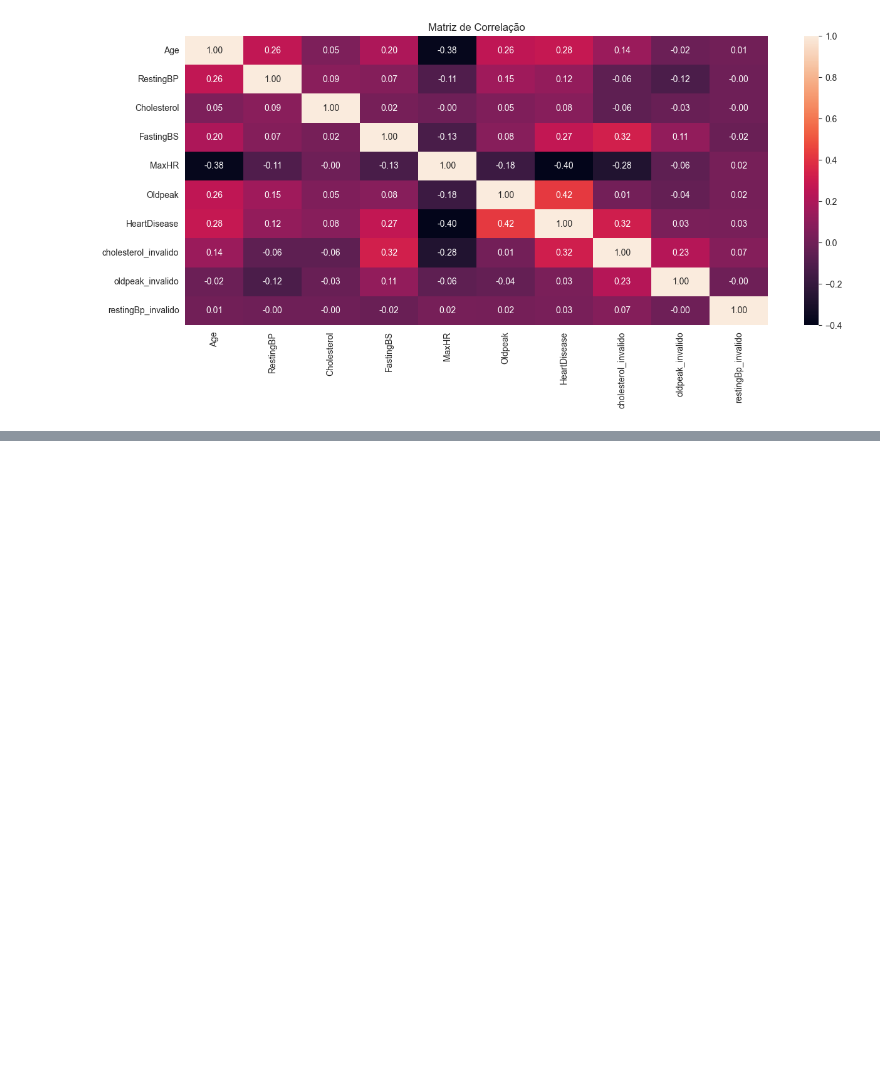
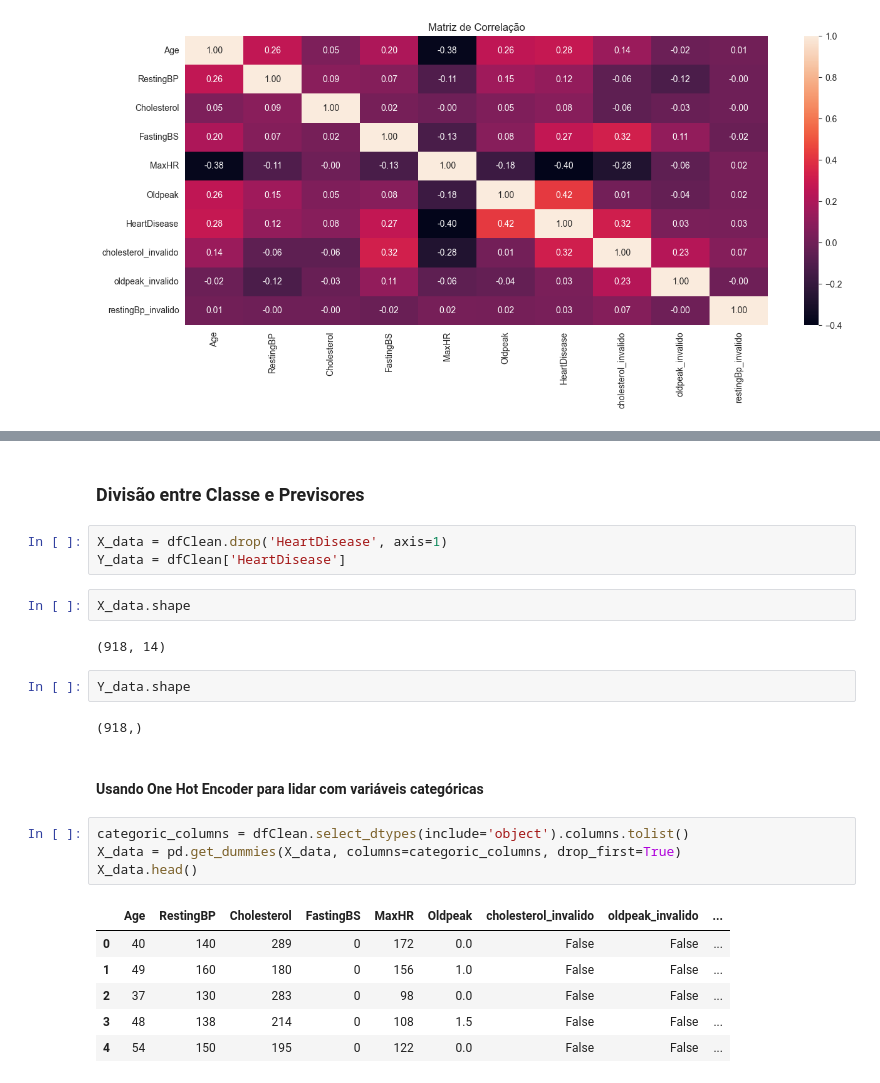
Before and after one commit to hugoobotelho/Heart-Failure-Prediction, a Jupyter notebook: Heart_Failure_Prediction.ipynb, the cells around one changed output, grey strips where cells are left out. Cells and saved outputs as stored; diff of their text form; blank space fills up the shorter version.

```diff
--- a/Heart_Failure_Prediction.ipynb
+++ b/Heart_Failure_Prediction.ipynb
@@ -385,0 +388,26 @@ plt.show()
+# %% [markdown]
+### Divisão entre Classe e Previsores
+# %%
+X_data = dfClean.drop('HeartDisease', axis=1)
+Y_data = dfClean['HeartDisease']
+# %%
+X_data.shape
+# %% [output]
+(918, 14)
+# %%
+Y_data.shape
+# %% [output]
+(918,)
+# %% [markdown]
+#### Usando One Hot Encoder para lidar com variáveis categóricas
+# %%
+categoric_columns = dfClean.select_dtypes(include='object').columns.tolist()
+X_data = pd.get_dummies(X_data, columns=categoric_columns, drop_first=True)
+X_data.head()
+# %% [output]
+|  | Age | RestingBP | Cholesterol | FastingBS | MaxHR | Oldpeak | cholesterol_invalido | oldpeak_invalido | ... |
+| 0 | 40 | 140 | 289 | 0 | 172 | 0.0 | False | False | ... |
+| 1 | 49 | 160 | 180 | 0 | 156 | 1.0 | False | False | ... |
+| 2 | 37 | 130 | 283 | 0 | 98 | 0.0 | False | False | ... |
+| 3 | 48 | 138 | 214 | 0 | 108 | 1.5 | False | False | ... |
+| 4 | 54 | 150 | 195 | 0 | 122 | 0.0 | False | False | ... |
```
Also changed, not shown: parts of 1 cell of this notebook.
